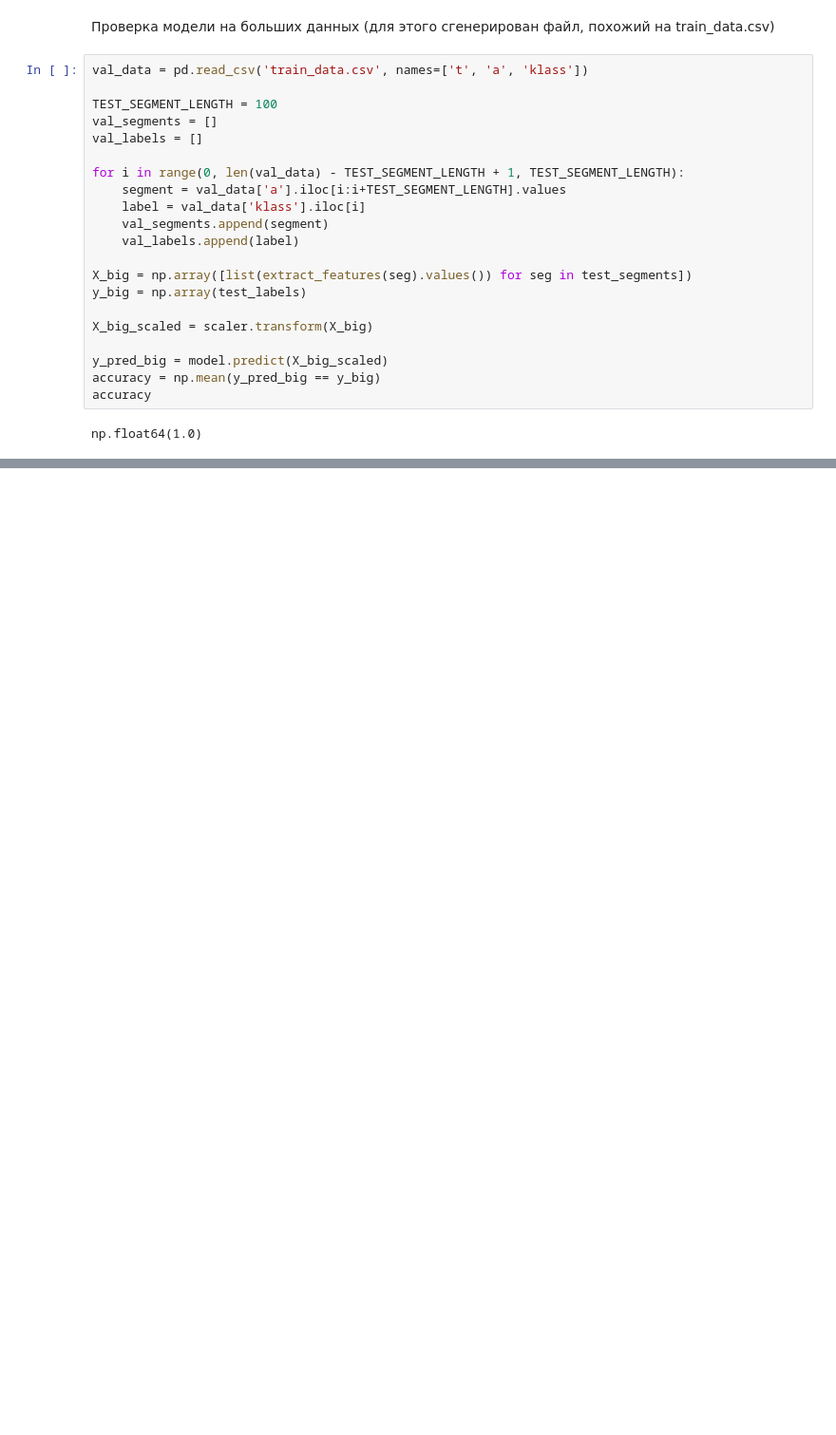
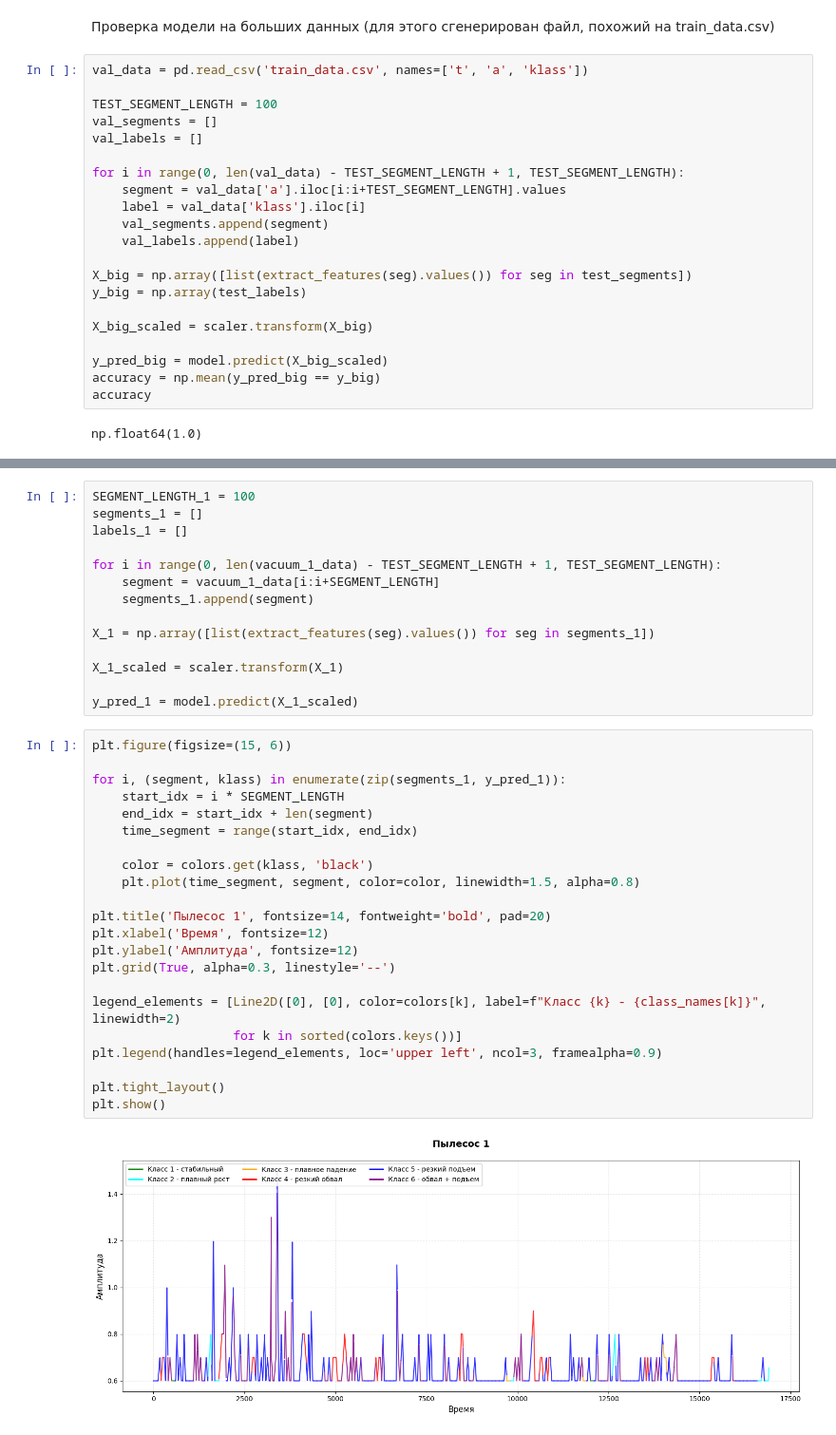
Before and after one commit to BuKohn/Practice3, a Jupyter notebook: signal.ipynb, the cells around one changed output, grey strips where cells are left out. Shown at 95% size. Saved outputs shown, nothing was run; the diff lists cells and outputs as text; blank space fills up the shorter version.

Commit message:
first real data prediction

```diff
--- a/signal.ipynb
+++ b/signal.ipynb
@@ -286,0 +314,38 @@ np.float64(1.0)
+# %%
+SEGMENT_LENGTH_1 = 100
+segments_1 = []
+labels_1 = []
+
+for i in range(0, len(vacuum_1_data) - TEST_SEGMENT_LENGTH + 1, TEST_SEGMENT_LENGTH):
+    segment = vacuum_1_data[i:i+SEGMENT_LENGTH]
+    segments_1.append(segment)
+
+X_1 = np.array([list(extract_features(seg).values()) for seg in segments_1])
+
+X_1_scaled = scaler.transform(X_1)
+
+y_pred_1 = model.predict(X_1_scaled)
+# %%
+plt.figure(figsize=(15, 6))
+
+for i, (segment, klass) in enumerate(zip(segments_1, y_pred_1)):
+    start_idx = i * SEGMENT_LENGTH
+    end_idx = start_idx + len(segment)
+    time_segment = range(start_idx, end_idx)
+
+    color = colors.get(klass, 'black')
+    plt.plot(time_segment, segment, color=color, linewidth=1.5, alpha=0.8)
+
+plt.title('Пылесос 1', fontsize=14, fontweight='bold', pad=20)
+plt.xlabel('Время', fontsize=12)
+plt.ylabel('Амплитуда', fontsize=12)
+plt.grid(True, alpha=0.3, linestyle='--')
+
+legend_elements = [Line2D([0], [0], color=colors[k], label=f"Класс {k} - {class_names[k]}", linewidth=2)
+                   for k in sorted(colors.keys())]
+plt.legend(handles=legend_elements, loc='upper left', ncol=3, framealpha=0.9)
+
+plt.tight_layout()
+plt.show()
+# %% [output]
+[figure, added]
```
Also changed, not shown: parts of 7 cells of this notebook.
